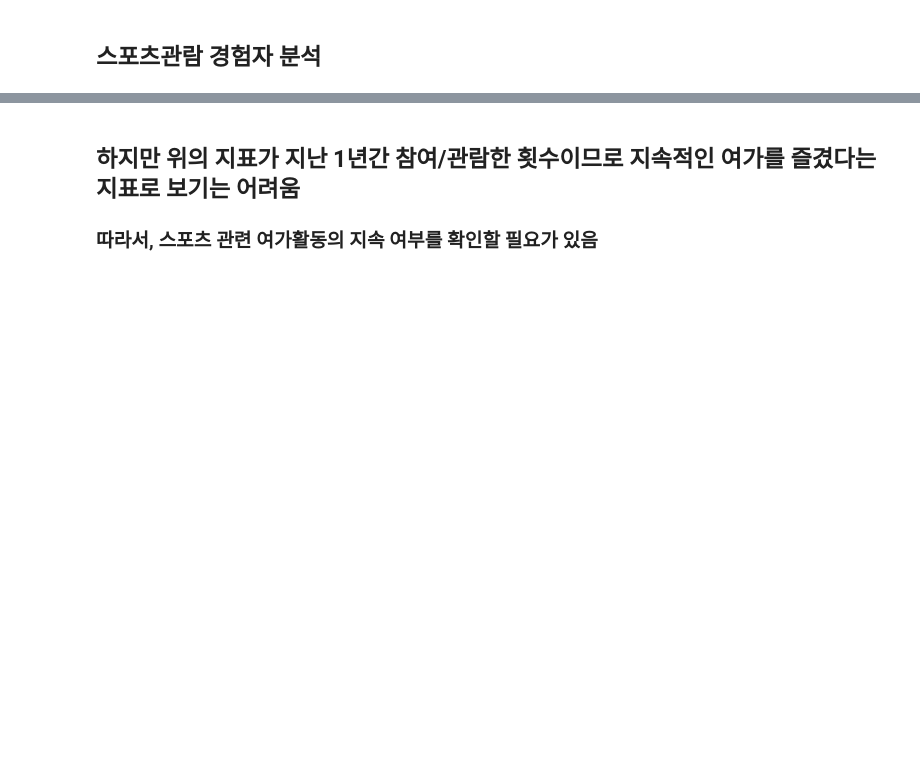
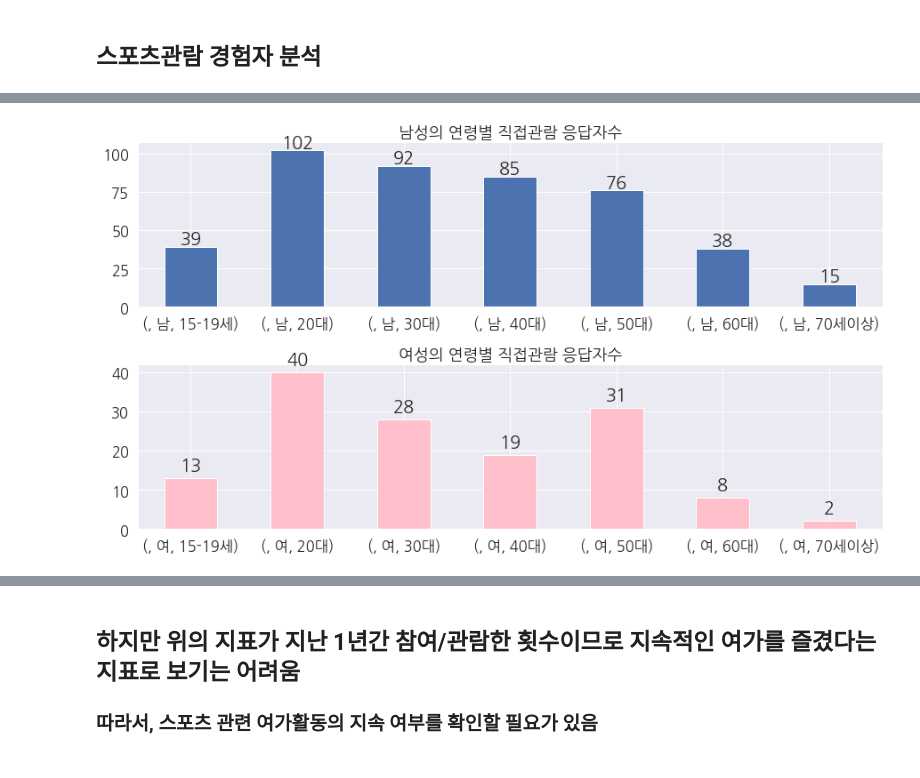
Before and after one commit to stat-thon/2022-project-sports-DATA-133, a Jupyter notebook: hobby.ipynb, the cells around one changed output, grey strips where cells are left out. Cells and saved outputs as stored; diff of their text form; code cells hidden in the pictures; blank space fills up the shorter version.

```diff
--- a/hobby.ipynb
+++ b/hobby.ipynb
@@ -318,0 +239,35 @@ dtype: int64
+# %%
+watch_gender_age = only_watch[['q1_C', 'DM1', 'DM2']].value_counts(sort = False)
+watch_gender_age.index = [('', '남', '15-19세'), ('', '남', '20대'), ('', '남', '30대'), ('', '남', '40대'), ('', '남', '50대'), ('', '남', '60대'), ('', '남', '70세이상'),
+('', '여', '15-19세'), ('', '여', '20대'), ('', '여', '30대'), ('', '여', '40대'), ('', '여', '50대'), ('', '여', '60대'), ('', '여', '70세이상')]
+
+sns.set(font_scale = 1.5)
+plt.rc("font", family = "NanumGothic") # 한글깨짐 방지
+fig = plt.figure(figsize = (15, 8))
+
+ax1 = fig.add_subplot(2, 1, 1)
+watch_gender_age[0:7].plot(kind = 'bar')
+plt.xticks(rotation = 0)
+plt.title('남성의 연령별 직접관람 응답자수')
+
+for p in ax1.patches:
+        height = p.get_height()
+        ax1.text(p.get_x() + p.get_width() / 2., height + 2, height, ha = 'center', size = 20)
+
+ax1.set_xlabel('');  # semicolon suppresses text output
+
+ax2 = fig.add_subplot(2, 1, 2)
+watch_gender_age[7:].plot(kind = 'bar', color = 'pink')
+plt.xticks(rotation = 0)
+plt.title('여성의 연령별 직접관람 응답자수')
+
+for p in ax2.patches:
+        height = p.get_height()
+        ax2.text(p.get_x() + p.get_width() / 2., height + 2, height, ha = 'center', size = 20)
+
+ax2.set_xlabel('');  # semicolon suppresses text output
+
+
+plt.subplots_adjust(hspace = 0.35)
+# %% [output]
+[figure, added]
```
Also changed, not shown: parts of 41 cells of this notebook, 3 other files.
